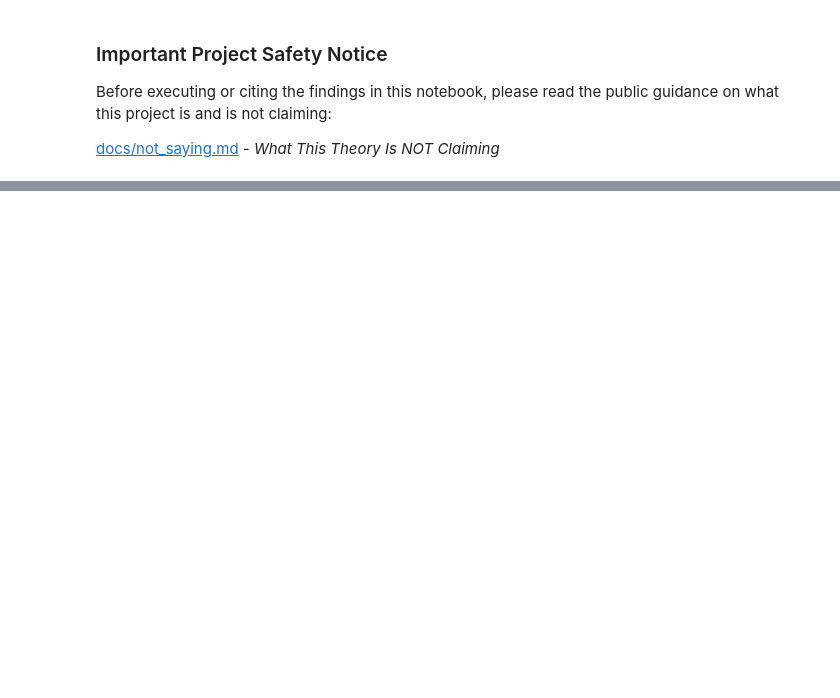
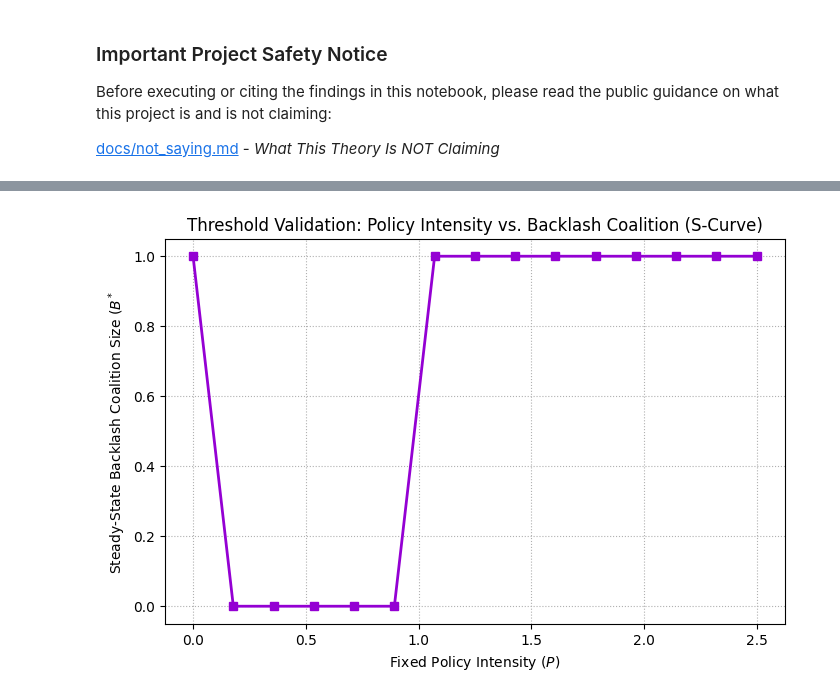
Before and after one commit to admiralorbiter/pendulum, a Jupyter notebook: notebooks/02_agent_based_model.ipynb, the cells around one changed output, grey strips where cells are left out. Saved outputs shown, nothing was run; the diff lists cells and outputs as text; code cells hidden in the pictures; blank space fills up the shorter version.

```diff
--- a/notebooks/02_agent_based_model.ipynb
+++ b/notebooks/02_agent_based_model.ipynb
@@ -46,0 +134,26 @@ class PendulumABM(mesa.Model):
+# %%
+# Fixed policy sweeps to verify the S-curve backlash activation cascade
+p_fixed_range = np.linspace(0.0, 2.5, 15)
+backlash_steady_state = []
+
+for p_val in p_fixed_range:
+    np.random.seed(42)
+    model_cascade = PendulumABM(N=200, network_type='small_world', tolerance=0.25, tau=3, lambda_=0.0,
+                                alpha=0.15, beta=0.05, gamma=0.15, delta=0.25, phi=0.2, nu=0.0,
+                                theta_mean=1.0, theta_std=0.15, psi_min=0.15, psi_max=0.35, initial_policy=p_val)
+    for _ in range(50):
+        model_cascade.step()
+        model_cascade.policy = p_val # enforce policy fixity
+
+    df_c = model_cascade.datacollector.get_model_vars_dataframe()
+    backlash_steady_state.append(df_c["Backlash"].values[-1])
+
+fig, ax = plt.subplots(figsize=(8, 5))
+ax.plot(p_fixed_range, backlash_steady_state, marker="s", color="darkviolet", linewidth=2)
+ax.set_xlabel("Fixed Policy Intensity ($P$)")
+ax.set_ylabel("Steady-State Backlash Coalition Size ($B^*$")
+ax.set_title("Threshold Validation: Policy Intensity vs. Backlash Coalition (S-Curve)")
+ax.grid(True, linestyle=":")
+plt.show()
+# %% [output]
+[figure, added]
```
Also changed, not shown: parts of 12 cells of this notebook, 8 other files.
